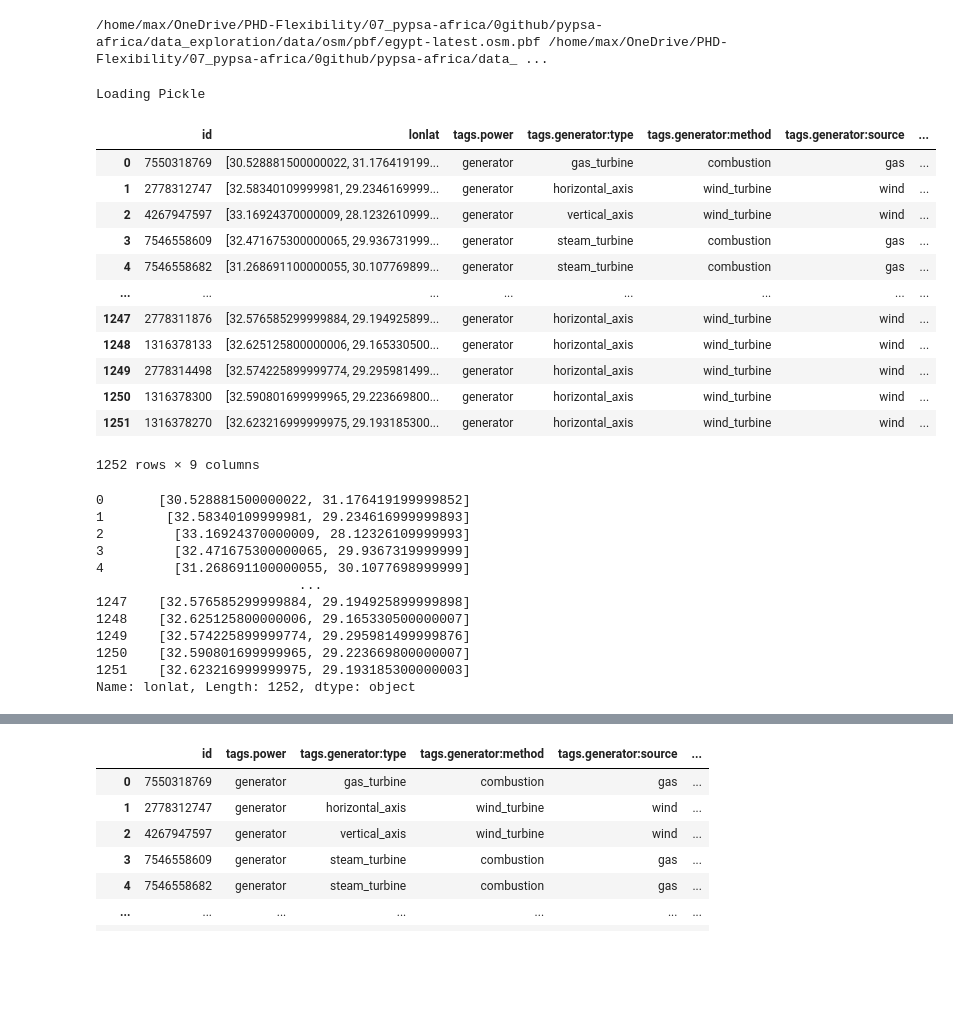
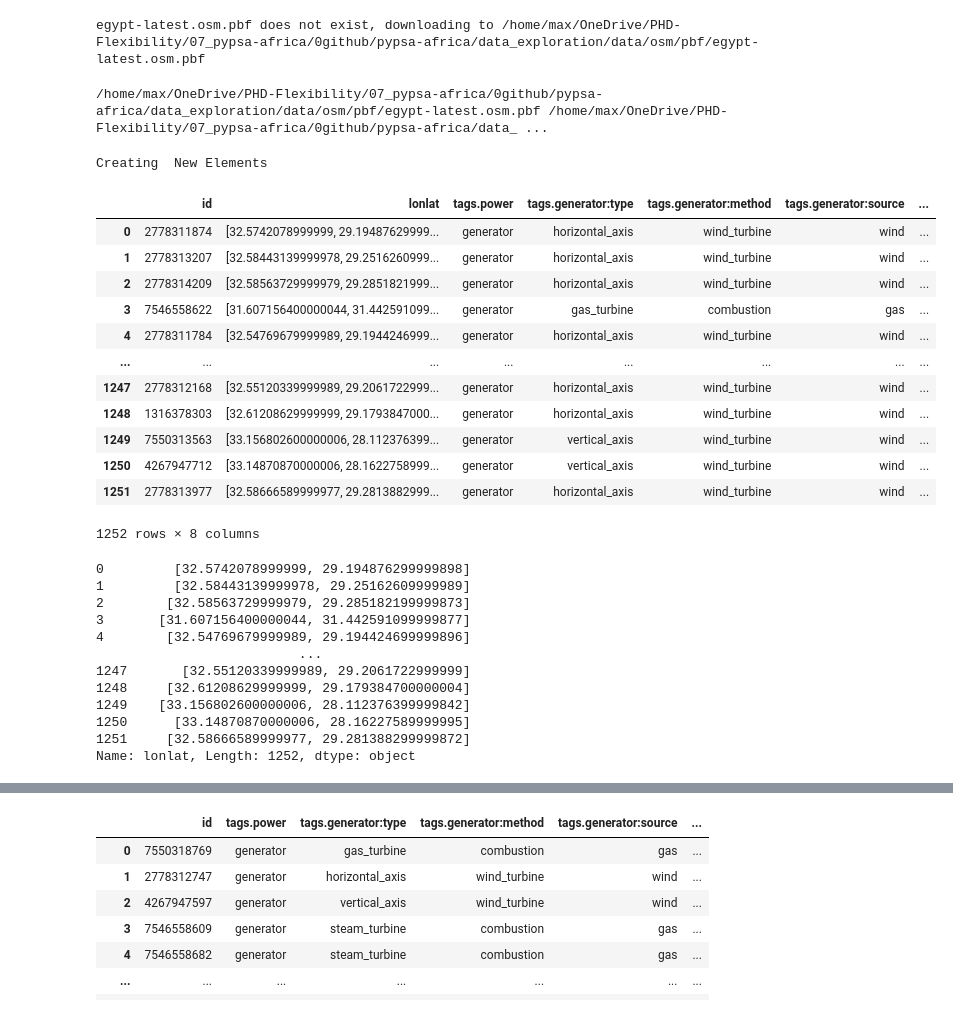
Before and after one commit to pypsa-meets-earth/pypsa-africa-hackathon, a Jupyter notebook: data_exploration/OSM_pbf_generation.ipynb, the cells around one changed output, grey strips where cells are left out. Cells and saved outputs as stored; diff of their text form; code cells hidden in the pictures; blank space fills up the shorter version.

```diff
--- a/data_exploration/OSM_pbf_generation.ipynb
+++ b/data_exploration/OSM_pbf_generation.ipynb
@@ -26,8 +26,8 @@ import matplotlib.pyplot as plt
 # %%
 country_name = 'egypt' # TODO: Create dictionary with country_code : country_name pairs
 country_code = 'egypt'
-update = False # prevents re-download and filteration of file
-element_file_exists = False
+update = True # prevents re-download and filteration of file
+element_file_exists = True
 
 # json file for the Data dictionary
 # json file for the Elements dictionary is automatically written to 'data/osm/Elements'+filename)
@@ -47,6 +47,8 @@ if not os.path.exists(PBF_inputfile) or update or element_file_exists is False:
     with requests.get(geofabrik_url, stream=True) as r:
         with open(PBF_inputfile, 'wb') as f:
             shutil.copyfileobj(r.raw, f)
+# %% [output]
+egypt-latest.osm.pbf does not exist, downloading to /home/max/OneDrive/PHD-Flexibility/07_pypsa-africa/0github/pypsa-africa/data_exploration/data/osm/pbf/egypt-latest.osm.pbf
 # %%
 print(PBF_inputfile, JSON_outputfile)
 # %% [output]
@@ -76,41 +78,41 @@ else :
 # convert extract node elements
 # export_geojson(Elements[elementname]['Node'],Data,filename='test.geojson',jsontype='Point')
 # %% [output]
-Loading Pickle
+Creating  New Elements
 # %%
 df_way = pd.json_normalize(Elements[elementname]["Node"].values())
 #df_way.dropna(subset=['tags.voltage'], inplace = True) # Drop any substations with Voltage = N/A
 # na_values_voltage = df_way.isna().sum()
 #df_way.dropna(thresh=len(df_way)*0.25, axis=1, how='all', inplace = True) #Drop Columns with 75% values as N/A
-df_way.drop(columns = "tags.fixme", inplace = True)
-df_way.drop(columns = "tags.frequency", inplace = True)
+df_way.drop(columns = ["tags.fixme","tags.frequency","tags.generator:output:electricity"], inplace = True,errors='ignore')
+#df_way.drop(columns = "tags.frequency", inplace = True)
 display(df_way)
 df_way.lonlat
 # %% [output]
 |  | id | lonlat | tags.power | tags.generator:type | tags.generator:method | tags.generator:source | ... |
-| 0 | 7550318769 | [30.528881500000022, 31.176419199... | generator | gas_turbine | combustion | gas | ... |
-| 1 | 2778312747 | [32.58340109999981, 29.2346169999... | generator | horizontal_axis | wind_turbine | wind | ... |
-| 2 | 4267947597 | [33.16924370000009, 28.1232610999... | generator | vertical_axis | wind_turbine | wind | ... |
-| 3 | 7546558609 | [32.471675300000065, 29.936731999... | generator | steam_turbine | combustion | gas | ... |
-| 4 | 7546558682 | [31.268691100000055, 30.107769899... | generator | steam_turbine | combustion | gas | ... |
+| 0 | 2778311874 | [32.5742078999999, 29.19487629999... | generator | horizontal_axis | wind_turbine | wind | ... |
+| 1 | 2778313207 | [32.58443139999978, 29.2516260999... | generator | horizontal_axis | wind_turbine | wind | ... |
+| 2 | 2778314209 | [32.58563729999979, 29.2851821999... | generator | horizontal_axis | wind_turbine | wind | ... |
+| 3 | 7546558622 | [31.607156400000044, 31.442591099... | generator | gas_turbine | combustion | gas | ... |
+| 4 | 2778311784 | [32.54769679999989, 29.1944246999... | generator | horizontal_axis | wind_turbine | wind | ... |
 | ... | ... | ... | ... | ... | ... | ... | ... |
-| 1247 | 2778311876 | [32.576585299999884, 29.194925899... | generator | horizontal_axis | wind_turbine | wind | ... |
-| 1248 | 1316378133 | [32.625125800000006, 29.165330500... | generator | horizontal_axis | wind_turbine | wind | ... |
-| 1249 | 2778314498 | [32.574225899999774, 29.295981499... | generator | horizontal_axis | wind_turbine | wind | ... |
-| 1250 | 1316378300 | [32.590801699999965, 29.223669800... | generator | horizontal_axis | wind_turbine | wind | ... |
-| 1251 | 1316378270 | [32.623216999999975, 29.193185300... | generator | horizontal_axis | wind_turbine | wind | ... |
+| 1247 | 2778312168 | [32.55120339999989, 29.2061722999... | generator | horizontal_axis | wind_turbine | wind | ... |
+| 1248 | 1316378303 | [32.61208629999999, 29.1793847000... | generator | horizontal_axis | wind_turbine | wind | ... |
+| 1249 | 7550313563 | [33.156802600000006, 28.112376399... | generator | vertical_axis | wind_turbine | wind | ... |
+| 1250 | 4267947712 | [33.14870870000006, 28.1622758999... | generator | vertical_axis | wind_turbine | wind | ... |
+| 1251 | 2778313977 | [32.58666589999977, 29.2813882999... | generator | horizontal_axis | wind_turbine | wind | ... |
-1252 rows × 9 columns
+1252 rows × 8 columns
-0       [30.528881500000022, 31.176419199999852]
-1        [32.58340109999981, 29.234616999999893]
-2         [33.16924370000009, 28.12326109999993]
-3         [32.471675300000065, 29.9367319999999]
-4         [31.268691100000055, 30.1077698999999]
+0         [32.5742078999999, 29.194876299999898]
+1         [32.58443139999978, 29.25162609999989]
+2        [32.58563729999979, 29.285182199999873]
+3       [31.607156400000044, 31.442591099999877]
+4        [32.54769679999989, 29.194424699999896]
                           ...
-1247    [32.576585299999884, 29.194925899999898]
-1248    [32.625125800000006, 29.165330500000007]
-1249    [32.574225899999774, 29.295981499999876]
-1250    [32.590801699999965, 29.223669800000007]
-1251    [32.623216999999975, 29.193185300000003]
+1247       [32.55120339999989, 29.2061722999999]
+1248     [32.61208629999999, 29.179384700000004]
+1249    [33.156802600000006, 28.112376399999842]
+1250      [33.14870870000006, 28.16227589999995]
+1251     [32.58666589999977, 29.281388299999872]
 Name: lonlat, Length: 1252, dtype: object
 # %%
 df_way = pd.json_normalize(Elements[elementname]["Way"].values())
```
Also changed, not shown: parts of 1 cell of this notebook, 1 other file.
